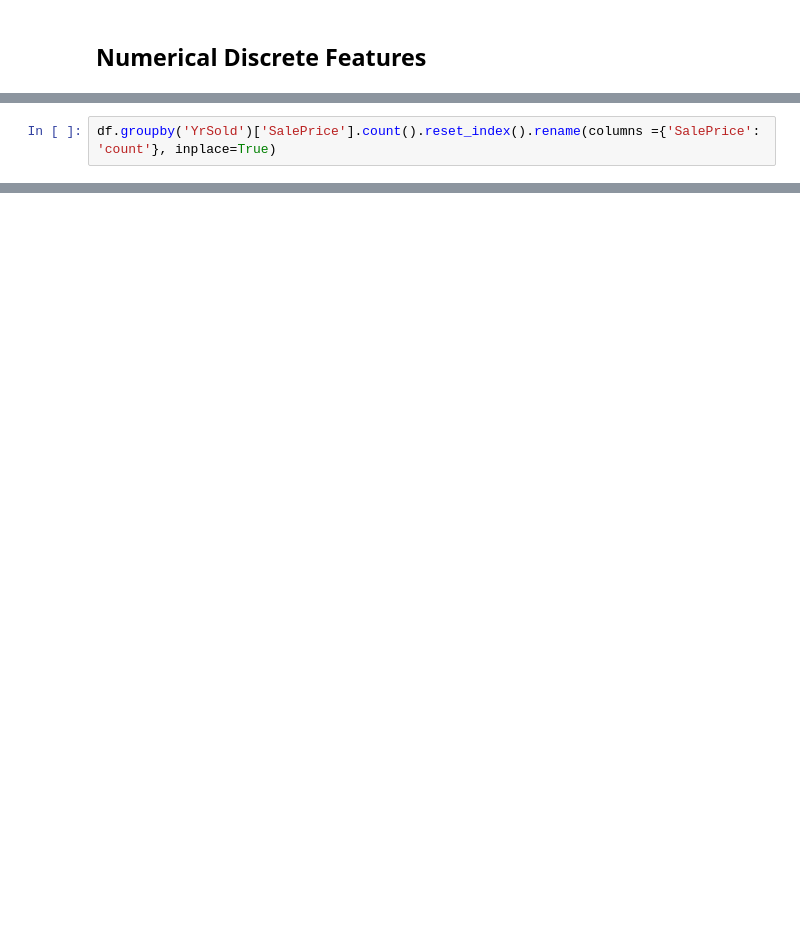
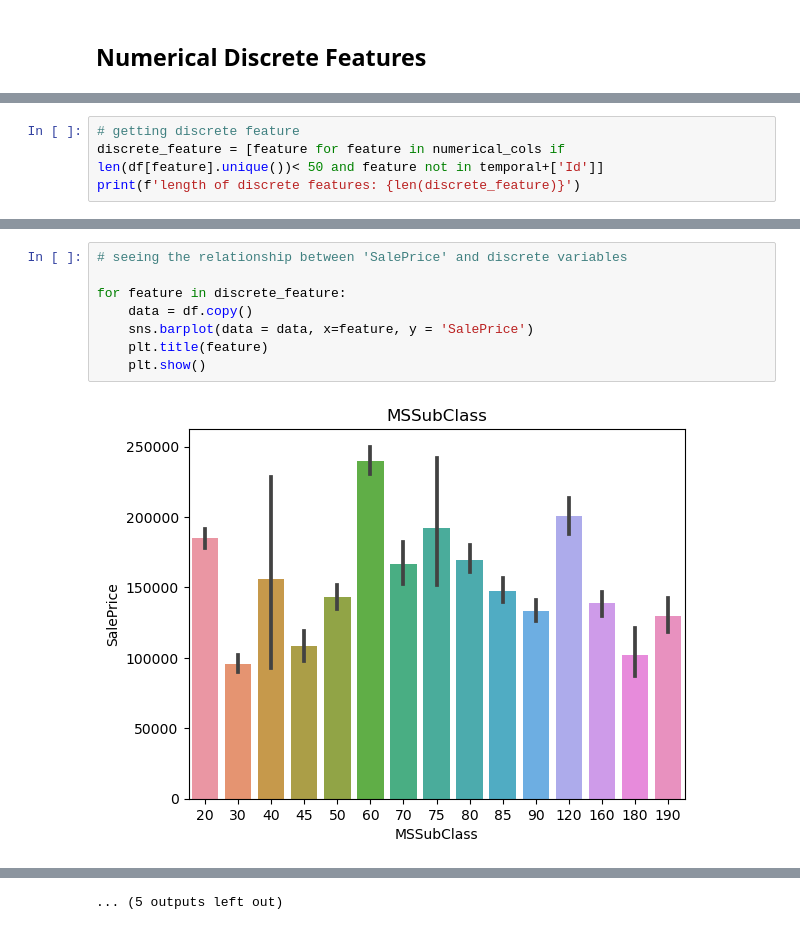
Before and after one commit to fardusalam/Advance-House-Price-Prediction, a Jupyter notebook: EDA_Phase_1.ipynb, the cells around one changed output, grey strips where cells are left out. Drawn from its saved outputs; the diff is of its cells as text; blank space fills up the shorter version.

Commit message:
Numerical Features EDA

```diff
--- a/EDA_Phase_1.ipynb
+++ b/EDA_Phase_1.ipynb
@@ -247,2 +236,0 @@ Name: SalePrice, dtype: float64
-# %%
-df.groupby('YrSold')['SalePrice'].count().reset_index().rename(columns ={'SalePrice': 'count'}, inplace=True)
@@ -274,0 +237,4 @@ df.groupby(temporal)['SalePrice'].count().reset_index().rename(columns={'YrSold'
+# %%
+# getting discrete feature
+discrete_feature = [feature for feature in numerical_cols if len(df[feature].unique())< 50 and feature not in temporal+['Id']]
+print(f'length of discrete features: {len(discrete_feature)}')
@@ -274,0 +273,10 @@ df.groupby(temporal)['SalePrice'].count().reset_index().rename(columns={'YrSold'
+# %%
+# seeing the relationship between 'SalePrice' and discrete variables
+
+for feature in discrete_feature:
+    data = df.copy()
+    sns.barplot(data = data, x=feature, y = 'SalePrice')
+    plt.title(feature)
+    plt.show()
+# %% [output]
+[figure, added]
@@ -274,0 +294 @@ df.groupby(temporal)['SalePrice'].count().reset_index().rename(columns={'YrSold'
+... (5 outputs left out)
```
Also changed, not shown: parts of 17 cells of this notebook.
